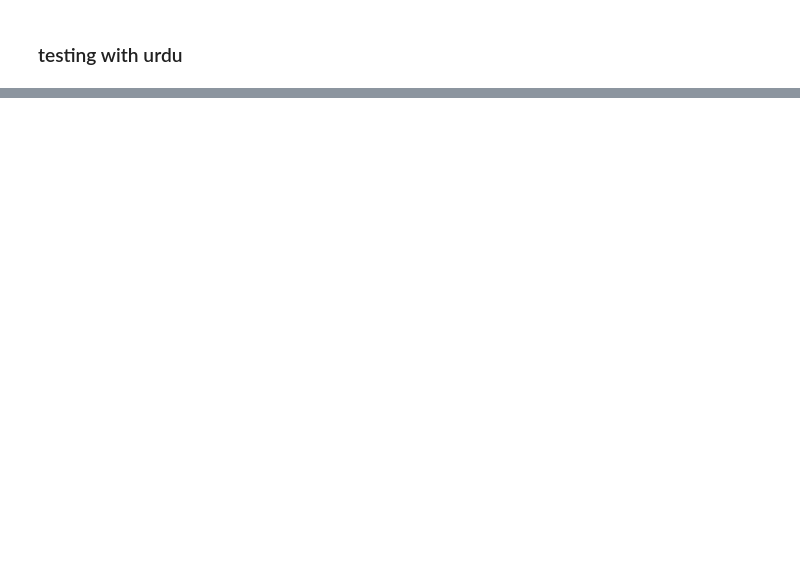
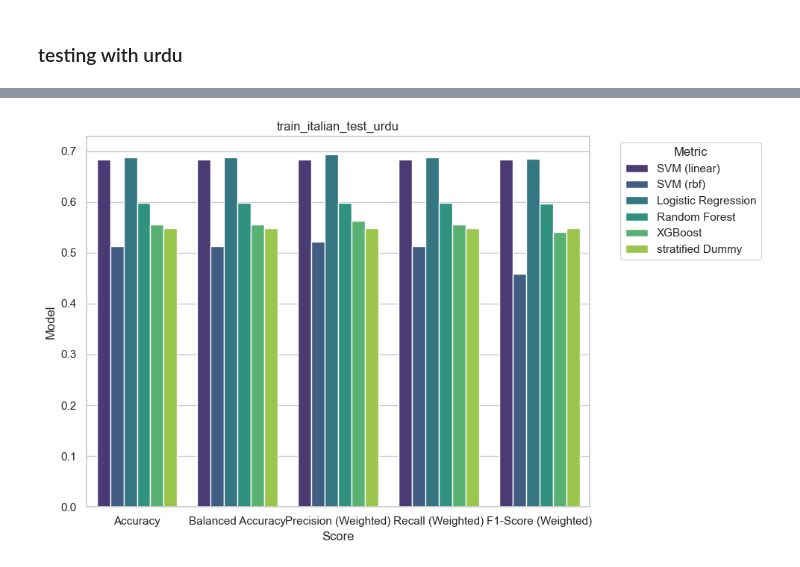
Before and after one commit to juverse/Speech-Emotion-Recognition, a Jupyter notebook: Evaluation/Crosslingual/crosslingual_evaluation.ipynb, the cells around one changed output, grey strips where cells are left out. Cells and saved outputs as stored; diff of their text form; code cells hidden in the pictures; blank space fills up the shorter version.

```diff
--- a/Evaluation/Crosslingual/crosslingual_evaluation.ipynb
+++ b/Evaluation/Crosslingual/crosslingual_evaluation.ipynb
@@ -119,0 +122,4 @@ we choose xgboost as comparison, as it is better as the dummy
+# %%
+plot_results(train_italian_test_urdu, "train_italian_test_urdu")
+# %% [output]
+[figure, added]
```
Also changed, not shown: parts of 12 cells of this notebook, 1 other file.
